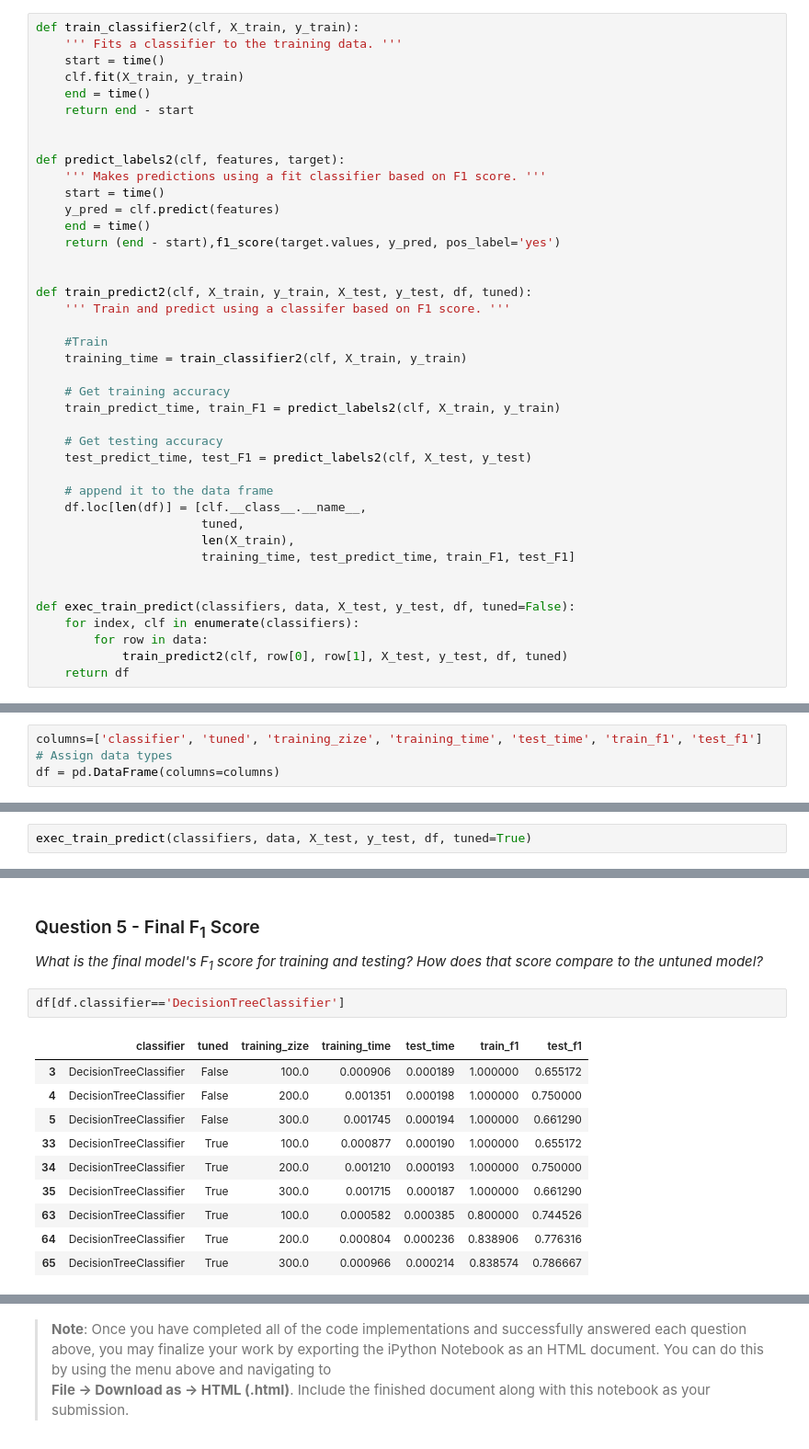
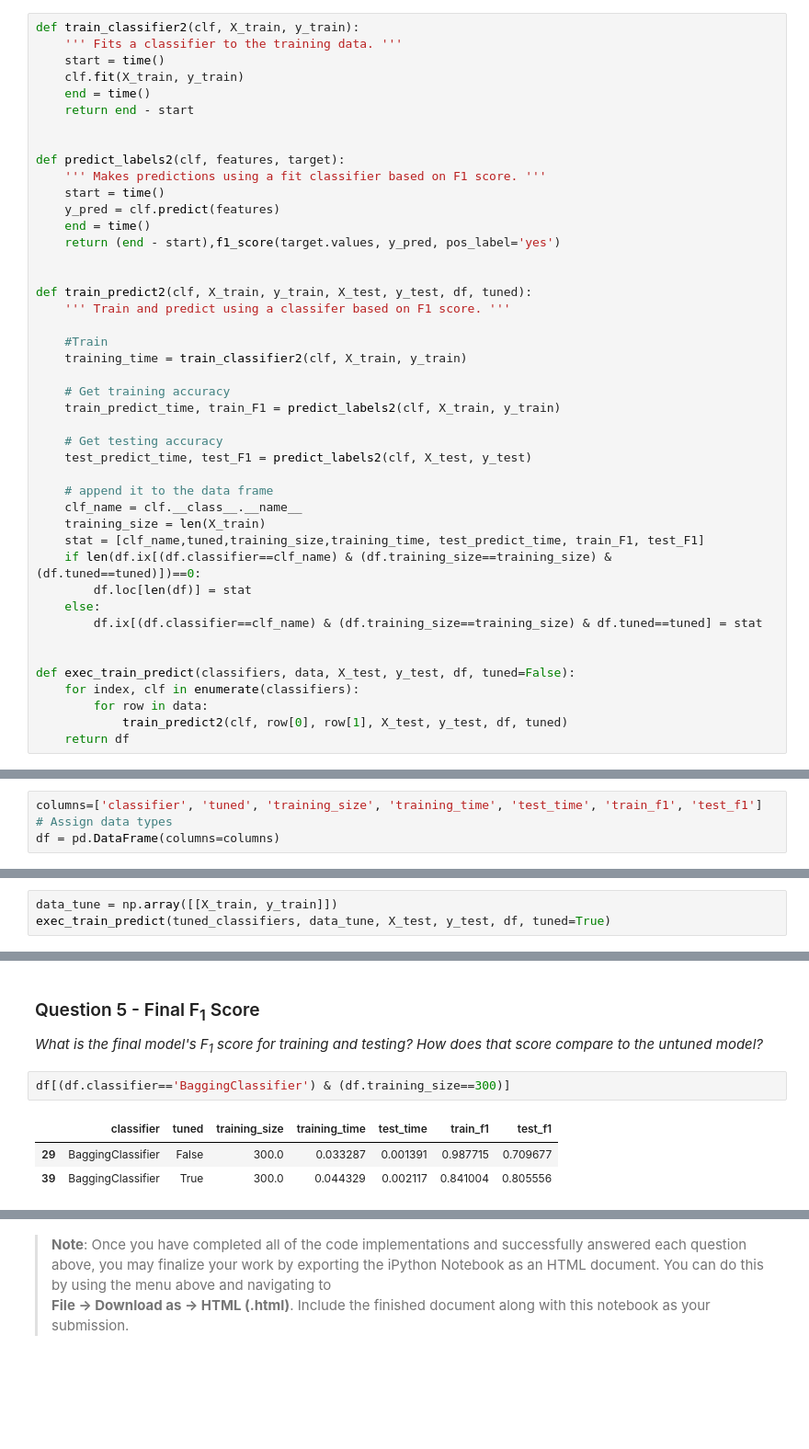
Before and after one commit to cjammi/machine-learning, a Jupyter notebook: projects/student_intervention/student_intervention.ipynb, the cells around one changed output, grey strips where cells are left out. Shown at 92% size. Saved outputs shown, nothing was run; the diff lists cells and outputs as text; blank space fills up the shorter version.

Commit message:
Protect data frame against multiple runs

```diff
--- a/projects/student_intervention/student_intervention.ipynb
+++ b/projects/student_intervention/student_intervention.ipynb
@@ -386,10 +386,13 @@ def train_predict2(clf, X_train, y_train, X_test, y_test, df, tuned):
     test_predict_time, test_F1 = predict_labels2(clf, X_test, y_test)
 
     # append it to the data frame
-    df.loc[len(df)] = [clf.__class__.__name__,
-                       tuned,
-                       len(X_train),
-                       training_time, test_predict_time, train_F1, test_F1]
+    clf_name = clf.__class__.__name__
+    training_size = len(X_train)
+    stat = [clf_name,tuned,training_size,training_time, test_predict_time, train_F1, test_F1]
+    if len(df.ix[(df.classifier==clf_name) & (df.training_size==training_size) & (df.tuned==tuned)])==0:
+        df.loc[len(df)] = stat
+    else:
+        df.ix[(df.classifier==clf_name) & (df.training_size==training_size) & df.tuned==tuned] = stat
 
 
 def exec_train_predict(classifiers, data, X_test, y_test, df, tuned=False):
@@ -476,7 +479,7 @@ y_train_300 = y_train
 
 data = np.array([[X_train_100, y_train_100], [X_train_200, y_train_200], [X_train_300, y_train_300]])
 # %%
-columns=['classifier', 'tuned', 'training_zize', 'training_time', 'test_time', 'train_f1', 'test_f1']
+columns=['classifier', 'tuned', 'training_size', 'training_time', 'test_time', 'train_f1', 'test_f1']
 # Assign data types
 df = pd.DataFrame(columns=columns)
 # %%
@@ -728,3 +716,4 @@ RandomForestClassifier(bootstrap=True, class_weight=None, criterion='entropy',
 # %%
-exec_train_predict(classifiers, data, X_test, y_test, df, tuned=True)
+data_tune = np.array([[X_train, y_train]])
+exec_train_predict(tuned_classifiers, data_tune, X_test, y_test, df, tuned=True)
 # %% [output]
@@ -810,15 +738,8 @@ df.groupby('classifier').max()
 ### Question 5 - Final F<sub>1</sub> Score
 *What is the final model's F<sub>1</sub> score for training and testing? How does that score compare to the untuned model?*
 # %%
-df[df.classifier=='DecisionTreeClassifier']
+df[(df.classifier=='BaggingClassifier') & (df.training_size==300)]
 # %% [output]
-|  | classifier | tuned | training_zize | training_time | test_time | train_f1 | test_f1 |
-| 3 | DecisionTreeClassifier | False | 100.0 | 0.000906 | 0.000189 | 1.000000 | 0.655172 |
-| 4 | DecisionTreeClassifier | False | 200.0 | 0.001351 | 0.000198 | 1.000000 | 0.750000 |
-| 5 | DecisionTreeClassifier | False | 300.0 | 0.001745 | 0.000194 | 1.000000 | 0.661290 |
-| 33 | DecisionTreeClassifier | True | 100.0 | 0.000877 | 0.000190 | 1.000000 | 0.655172 |
-| 34 | DecisionTreeClassifier | True | 200.0 | 0.001210 | 0.000193 | 1.000000 | 0.750000 |
-| 35 | DecisionTreeClassifier | True | 300.0 | 0.001715 | 0.000187 | 1.000000 | 0.661290 |
-| 63 | DecisionTreeClassifier | True | 100.0 | 0.000582 | 0.000385 | 0.800000 | 0.744526 |
-| 64 | DecisionTreeClassifier | True | 200.0 | 0.000804 | 0.000236 | 0.838906 | 0.776316 |
-| 65 | DecisionTreeClassifier | True | 300.0 | 0.000966 | 0.000214 | 0.838574 | 0.786667 |
+|  | classifier | tuned | training_size | training_time | test_time | train_f1 | test_f1 |
+| 29 | BaggingClassifier | False | 300.0 | 0.033287 | 0.001391 | 0.987715 | 0.709677 |
+| 39 | BaggingClassifier | True | 300.0 | 0.044329 | 0.002117 | 0.841004 | 0.805556 |
```
Also changed, not shown: parts of 12 cells of this notebook, 1 other file.
